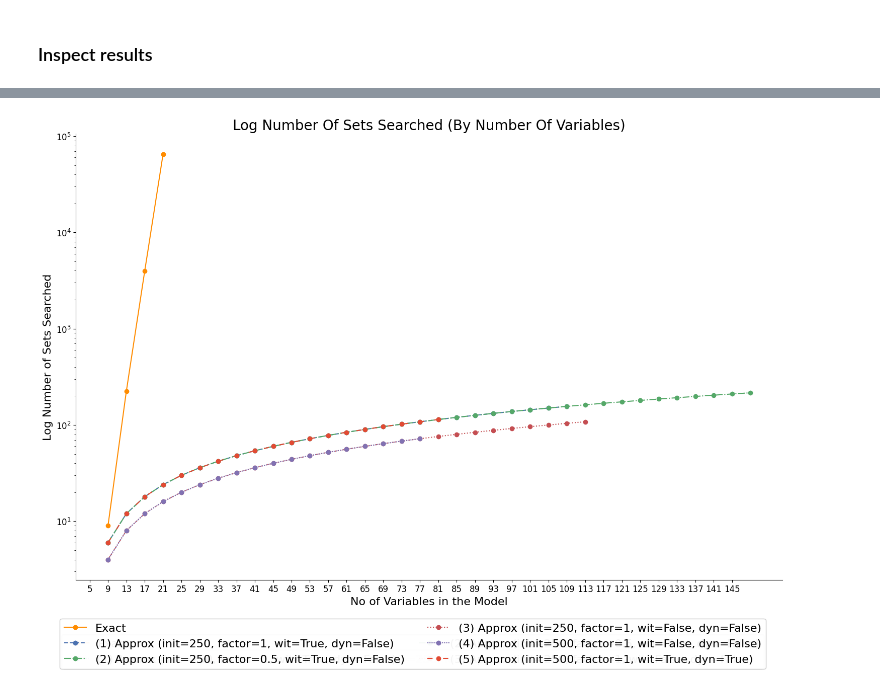
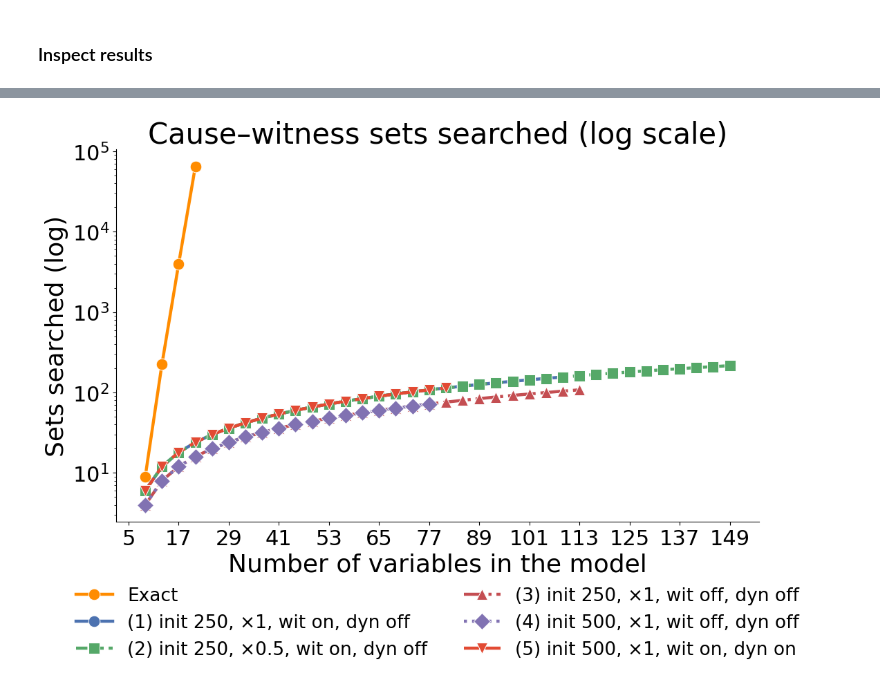
Before and after one commit to rfl-urbaniak/explainable_paper, a Jupyter notebook: docs/source/actual_causality_benchmark.ipynb, the cells around one changed output, grey strips where cells are left out. Saved outputs shown, nothing was run; the diff lists cells and outputs as text; code cells hidden in the pictures.

```diff
--- a/docs/source/actual_causality_benchmark.ipynb
+++ b/docs/source/actual_causality_benchmark.ipynb
@@ -1466,63 +1453,37 @@ plt.show()
 # %%
-# ---------------------- PLOT 2 (updated, with exact data preserved) ----------------------
-fig2, ax2 = plt.subplots(figsize=(15, 10))
+# ---------------------- PLOT 2: SEARCH SPACE ----------------------
+fig2, ax2 = plt.subplots(figsize=(12, 7))
 
-ax2.set_title("Win Frequency Across Variable Set Sizes", fontsize=20)
-ax2.set_xlabel("No of Variables in the Model", fontsize=16)
-ax2.set_ylabel("Win Frequency", fontsize=16)
+ax2.set_title("Cause–witness sets searched (log scale)", fontsize=TITLE_FS)
+ax2.set_xlabel("Number of variables in the model", fontsize=LABEL_FS)
+ax2.set_ylabel("Sets searched (log)", fontsize=LABEL_FS)
+ax2.set_yscale("log")
 
-max_sites = 0
+ax2.plot(
+    subsets_df.index, subsets_df["search_space"],
+    marker="o", linestyle="-", linewidth=LW, markersize=MS,
+    color="darkorange", markeredgecolor="white", markeredgewidth=0.7, label="Exact",
+)
 
-
-color = "darkorange"
-ax2.plot(
-    subsets_df.index, subsets_df["search_space"], marker="o", color=color, label="Exact"
-)
-ax2.set_title("Log Number Of Sets Searched (By Number Of Variables)", fontsize=20)
-ax2.set_xlabel("No of Variables in the Model", fontsize=16)
-ax2.set_ylabel("Log Number of Sets Searched", fontsize=16)
-
-for idx, (approx_result, color, lty) in enumerate(
-    zip(approximate_results_list, colors, line_styles), start=1
+max_sites = int(subsets_df.index.max())
+for idx, (approx_result, color, lty, mk) in enumerate(
+    zip(approximate_results_list, colors, line_styles, markers), start=1
 ):
-    df = approx_result["runtime_per_observation_approx_df"]
-    y_vals = df.T.squeeze().values  # works for single-column/single-row frames
-    x_vals = list(range(0, len(y_vals)))
-
-    max_sites = max(max_sites, max(x_vals))
-
-    size_parameters = list(range(1, max_sites + 2))
-    numbers_of_variables = [str((4 * n) + 1) for n in size_parameters]
-
-    for i in range(3):
-        for tick in ax2.get_xticklabels():
-            tick.set_fontsize(12)
-        for tick in ax2.get_yticklabels():
-            tick.set_fontsize(12)
-
-        ax2.set_xticks(range(0, max_sites + 1))
-        ax2.set_xticklabels(numbers_of_variables, fontsize=12)
-
-    search_space_approx_df = approx_result["search_space_approx_df"]
-    ax2.set_yscale("log")
+    ss = approx_result["search_space_approx_df"]
+    max_sites = max(max_sites, int(ss.index.max()))
     ax2.plot(
-        search_space_approx_df.index,
-        search_space_approx_df["search_space"],
-        marker="o",
-        linestyle=lty,
-        color=color,
-        label=f"({idx}) Approx (init={approx_result['run_params']['initial_num_search_samples']}, "
-        f"factor={approx_result['run_params']['linear_sample_size_factor']}, "
-        f"wit={approx_result['run_params']['use_witnesses']}, "
-        f"dyn={approx_result['run_params']['dynamic_set_sizes']})",
+        ss.index, ss["search_space"],
+        marker=mk, linestyle=lty, linewidth=LW, markersize=MS,
+        color=color, markeredgecolor="white", markeredgewidth=0.7,
+        label=approx_label(idx, approx_result["run_params"]),
     )
 
-    fig2.legend(loc="lower center", ncol=2, fontsize=16, bbox_to_anchor=(0.5, -0.12))
-
+make_var_ticks(ax2, max_sites, step=3)
+ax2.legend(loc="upper center", bbox_to_anchor=(0.5, -0.13), ncol=2,
+           fontsize=LEG_FS, frameon=False)
 sns.despine()
-fig2.tight_layout()
-fig2.savefig("ac_benchmark/plot2_search_space.png")
+fig2.savefig("ac_benchmark/plot2_search_space.png", bbox_inches="tight", dpi=200)
 plt.show()
 # %% [output]
-[figure, old version]
+[figure, new version]
 # %%
```
Also changed, not shown: parts of 17 cells of this notebook, 37 other files.
